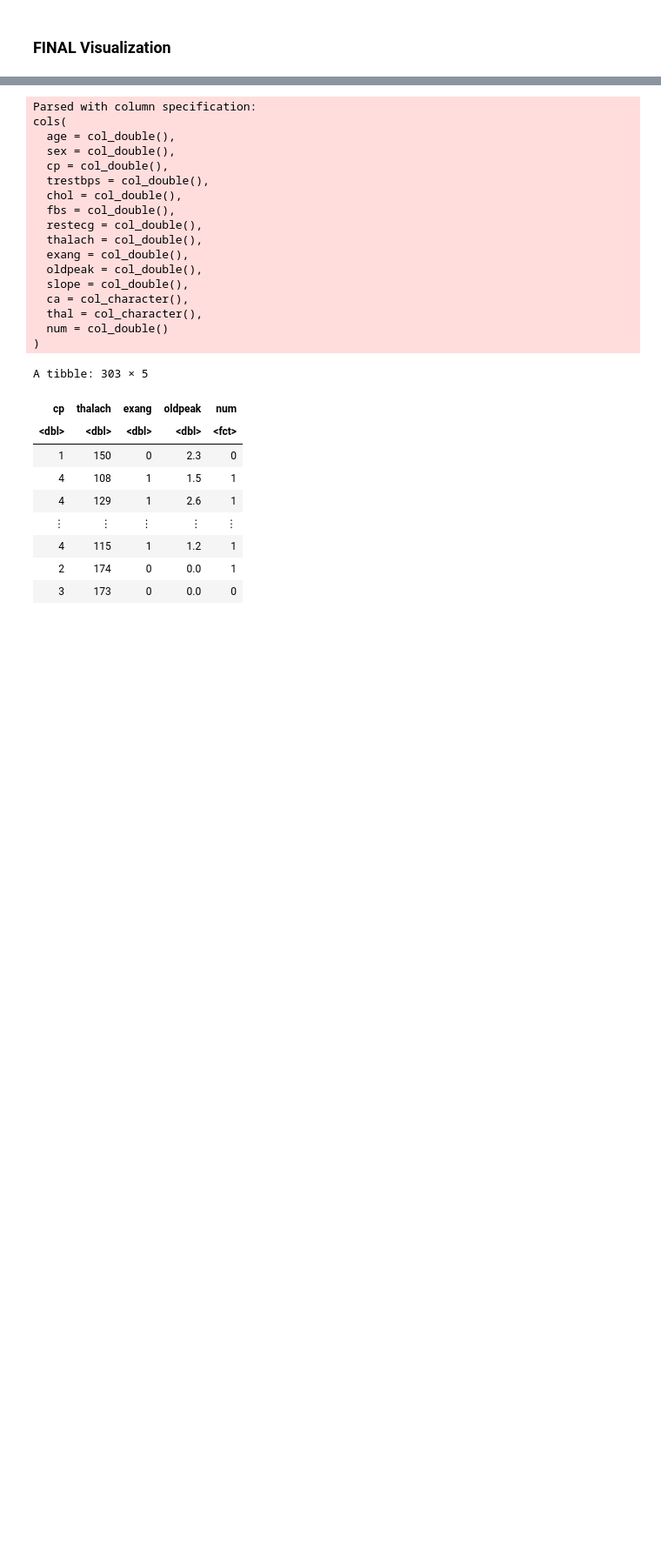
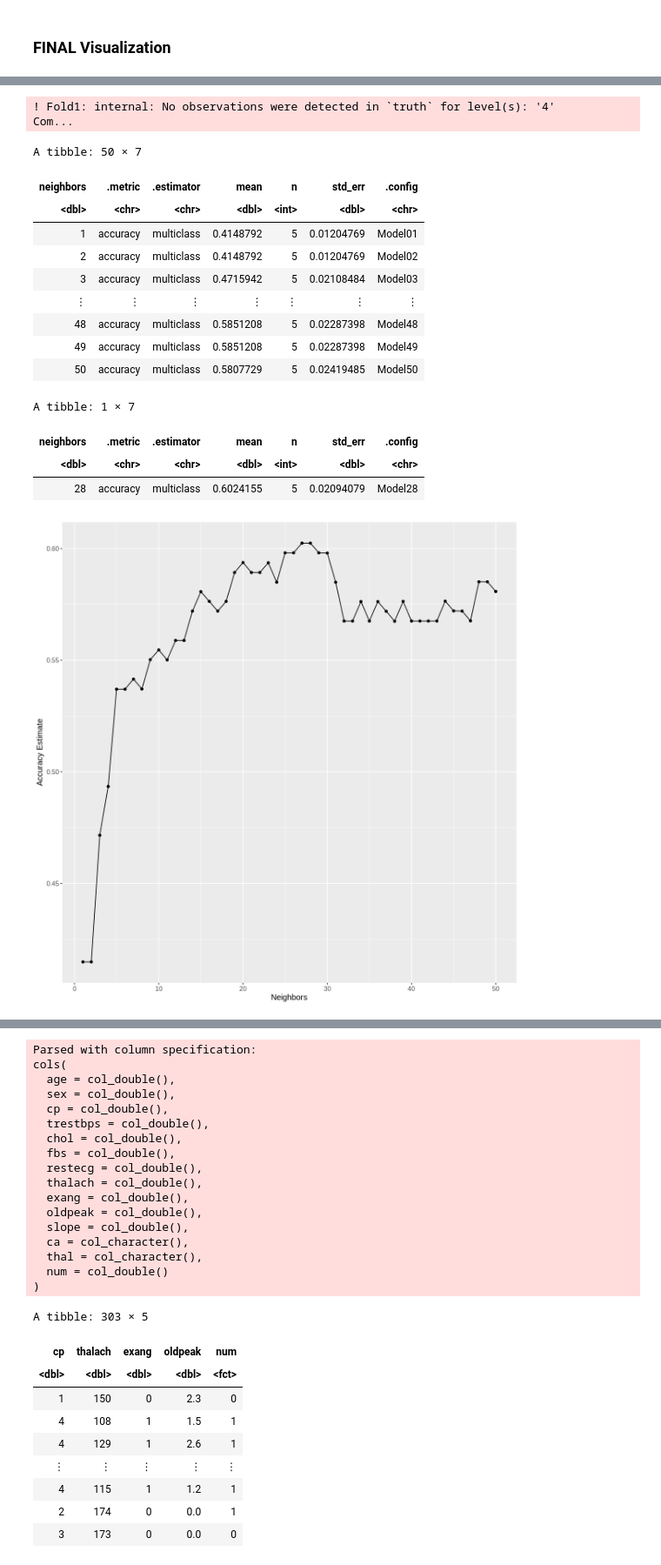
Before and after one commit to oliviahe0111/Heart-Disease-Data, a Jupyter notebook: heart_disease_data.ipynb, the cells around one changed output, grey strips where cells are left out. Shown: that part at 87% size. Saved outputs shown, nothing was run; the diff lists cells and outputs as text; code cells hidden in the pictures; blank space fills up the shorter version.

```diff
--- a/heart_disease_data.ipynb
+++ b/heart_disease_data.ipynb
@@ -896,0 +553,7 @@ We picked a total of five predictors in the last classifier training case. We tr
+# %%
+heart_disease_data_sa <- read_csv(heart_disease_url, col_names = c("age", "sex", "cp", "trestbps", "chol", "fbs",
+                                                               "restecg", "thalach", "exang", "oldpeak", "slope",
+                                                               "ca", "thal", "num")) %>%
+                    select(sex, age, cp, thalach, exang, slope, oldpeak, num) %>%
+                    mutate(num = as.factor(num))
+heart_disease_data_sa
@@ -896,0 +588,6 @@ We picked a total of five predictors in the last classifier training case. We tr
+# %%
+heart_disease_split <- initial_split(heart_disease_data_sa, prop = 0.75, strata = num)
+heart_disease_train <- training(heart_disease_split)
+heart_disease_test <- testing(heart_disease_split)
+
+head(heart_disease_data_sa, 10)
@@ -896,0 +744,54 @@ We picked a total of five predictors in the last classifier training case. We tr
+# %%
+heart_recipe_sa <- recipe(num ~ cp + thalach + exang + slope, data = heart_disease_train)%>%
+        step_scale(all_predictors())%>%
+        step_center(all_predictors())
+
+heart_disease_vfold <- vfold_cv(heart_disease_train, v = 5, strata = num)
+# %%
+# FITTING Model
+k_lots <- tibble(neighbors = seq(from = 1, to = 50, by = 1))
+
+knn_fit_sa <- workflow() %>%
+            add_recipe(heart_recipe_sa) %>%
+            add_model(knn_spec) %>%
+            tune_grid(resamples = heart_disease_vfold, grid = k_lots)
+
+heart_disease_metrics_sa <- knn_fit_sa %>%
+                        collect_metrics()
+
+accuracies_sa <- heart_disease_metrics_sa %>%
+        filter(.metric == "accuracy")
+accuracies_sa
+
+accuracy_vs_k_sa <- ggplot(accuracies_sa, aes(x = neighbors, y = mean)) +
+  geom_point() +
+  geom_line() +
+  labs(x = "Neighbors", y = "Accuracy Estimate") +
+  theme(text = element_text(size = 12))
+
+accuracy_vs_k_sa
+
+accuracies_final_sa <- heart_disease_metrics_sa %>%
+        filter(.metric == "accuracy") %>%
+        arrange(mean) %>%
+        tail(1)
+
+accuracies_final_sa
+# %% [output]
+! Fold1: internal: No observations were detected in `truth` for level(s): '4'
+Com...
+A tibble: 50 × 7
+| neighbors | .metric | .estimator | mean | n | std_err | .config |
+| <dbl> | <chr> | <chr> | <dbl> | <int> | <dbl> | <chr> |
+| 1 | accuracy | multiclass | 0.4148792 | 5 | 0.01204769 | Model01 |
+| 2 | accuracy | multiclass | 0.4148792 | 5 | 0.01204769 | Model02 |
+| 3 | accuracy | multiclass | 0.4715942 | 5 | 0.02108484 | Model03 |
+| ⋮ | ⋮ | ⋮ | ⋮ | ⋮ | ⋮ | ⋮ |
+| 48 | accuracy | multiclass | 0.5851208 | 5 | 0.02287398 | Model48 |
+| 49 | accuracy | multiclass | 0.5851208 | 5 | 0.02287398 | Model49 |
+| 50 | accuracy | multiclass | 0.5807729 | 5 | 0.02419485 | Model50 |
+A tibble: 1 × 7
+| neighbors | .metric | .estimator | mean | n | std_err | .config |
+| <dbl> | <chr> | <chr> | <dbl> | <int> | <dbl> | <chr> |
+| 28 | accuracy | multiclass | 0.6024155 | 5 | 0.02094079 | Model28 |
+[figure, added]
```
Also changed, not shown: parts of 59 cells of this notebook.
